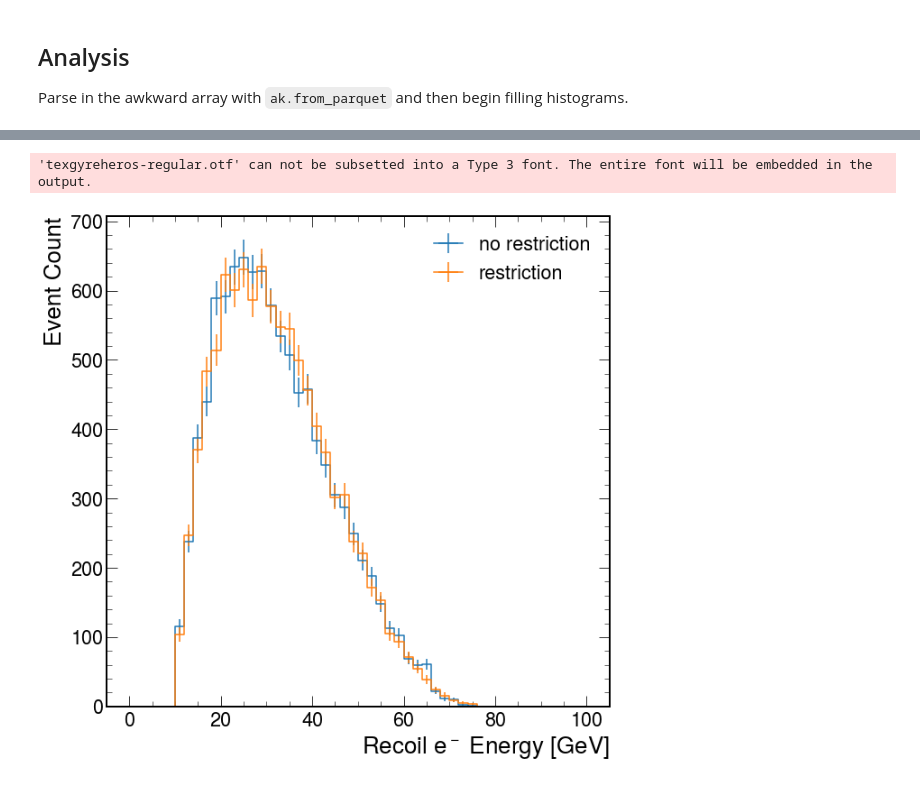
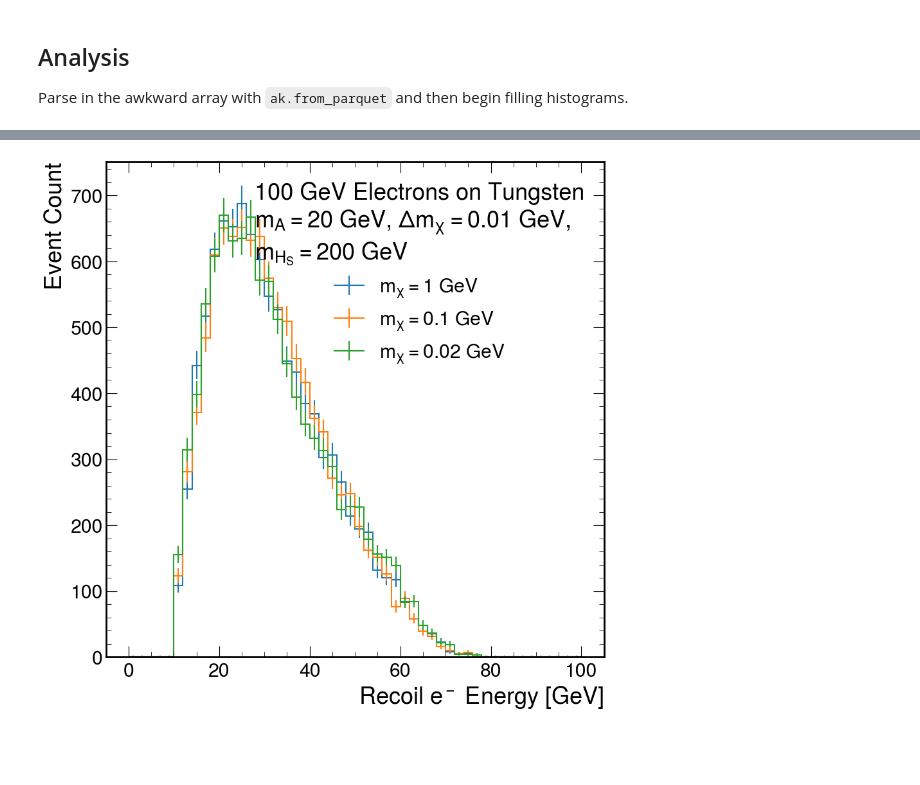
Before and after one commit to tomeichlersmith/hps, a Jupyter notebook: ana/mg-idm-ana.ipynb, the cells around one changed output, grey strips where cells are left out. Saved outputs shown, nothing was run; the diff lists cells and outputs as text; code cells hidden in the pictures; blank space fills up the shorter version.

```diff
--- a/ana/mg-idm-ana.ipynb
+++ b/ana/mg-idm-ana.ipynb
@@ -36,0 +86,6 @@ opts = [
+# %%
+opts = [
+    (r'$m_\chi = 1$ GeV', ak.unzip(from_lhe('../MG5_aMC_v3_4_1/me-packs/idm-0-no-restrict/Events/run_01/unweighted_events.lhe.gz'))),
+    (r'$m_\chi = 0.1$ GeV', ak.unzip(from_lhe('../MG5_aMC_v3_4_1/me-packs/idm-1-no-restrict/Events/run_01/unweighted_events.lhe.gz'))),
+    (r'$m_\chi = 0.02$ GeV', ak.unzip(from_lhe('../MG5_aMC_v3_4_1/me-packs/idm-1-no-restrict/Events/run_02/unweighted_events.lhe.gz'))),
+]
@@ -36,0 +105,11 @@ opts = [
+# %%
+for name, (event_info, particles) in opts :
+    h = hist.Hist(hist.axis.IntCategory([20-5,100-5,1000-5]))
+    h.fill(ak.to_numpy(ak.flatten(particles[(particles['id']==1000022)]['m']*1000)).astype(int))
+    h.plot(label=name)
+plt.xlabel('$m_{\chi_1}$ [MeV]')
+plt.ylabel('Event Count')
+plt.legend(title="""100 GeV Electrons on Tungsten
+$m_A = 20$ GeV, $\Delta m_\chi = 0.01$ GeV,
+$m_{H_S} = 200$ GeV""")
+plt.show()
@@ -36,0 +118,12 @@ opts = [
+# %%
+for name, (event_info, particles) in opts :
+    h = hist.Hist(hist.axis.Regular(bins=100,start=-1e-3,stop=+1e-3,growth=True))
+    h.fill(ak.flatten((particles[(particles['id']==1023)]['m']-20))/20)
+    h.plot(label=name)
+plt.xlabel('$(m_{A}-20)/20$ [GeV]')
+plt.ylabel('Event Count')
+plt.yscale('log')
+plt.legend(title="""100 GeV Electrons on Tungsten
+$m_A = 20$ GeV, $\Delta m_\chi = 0.01$ GeV,
+$m_{H_S} = 200$ GeV""")
+plt.show()
@@ -36,0 +132,12 @@ opts = [
+# %%
+for name, (event_info, particles) in opts :
+    h = hist.Hist(hist.axis.Regular(bins=100,start=0,stop=100,growth=True))
+    h.fill(ak.flatten(particles[(particles['id']==1000023)]['vector']['t']))
+    h.plot(label=name)
+plt.xlabel('$E_{\chi_2}$ [GeV]')
+plt.ylabel('Event Count')
+plt.yscale('log')
+plt.legend(title="""100 GeV Electrons on Tungsten
+$m_A = 20$ GeV, $\Delta m_\chi = 0.01$ GeV,
+$m_{H_S} = 200$ GeV""")
+plt.show()
@@ -37,17 +146,18 @@ opts = [
 # %%
 for name, (event_info, particles) in opts :
     h = hist.Hist(hist.axis.Regular(bins=50, start=0, stop=100, name='Recoil Electron Energy [GeV]'))
     h.fill(
         ak.flatten(
             particles[(particles['id']==+11)&(particles['status']==1)&(particles['mother2']==2)]['vector']['t']
         )
     )
     h.plot(label=name)
 plt.xlabel('Recoil $e^-$ Energy [GeV]')
 plt.ylabel('Event Count')
-plt.legend()
+plt.legend(title="""100 GeV Electrons on Tungsten
+$m_A = 20$ GeV, $\Delta m_\chi = 0.01$ GeV,
+$m_{H_S} = 200$ GeV""")
 plt.savefig('idm-recoil-electron-energy.pdf', bbox_inches='tight')
 plt.show()
 # %% [output]
-'texgyreheros-regular.otf' can not be subsetted into a Type 3 font. The entire font will be embedded in the output.
-[figure, old version]
+[figure, new version]
```
Also changed, not shown: parts of 28 cells of this notebook, 3 other files.
